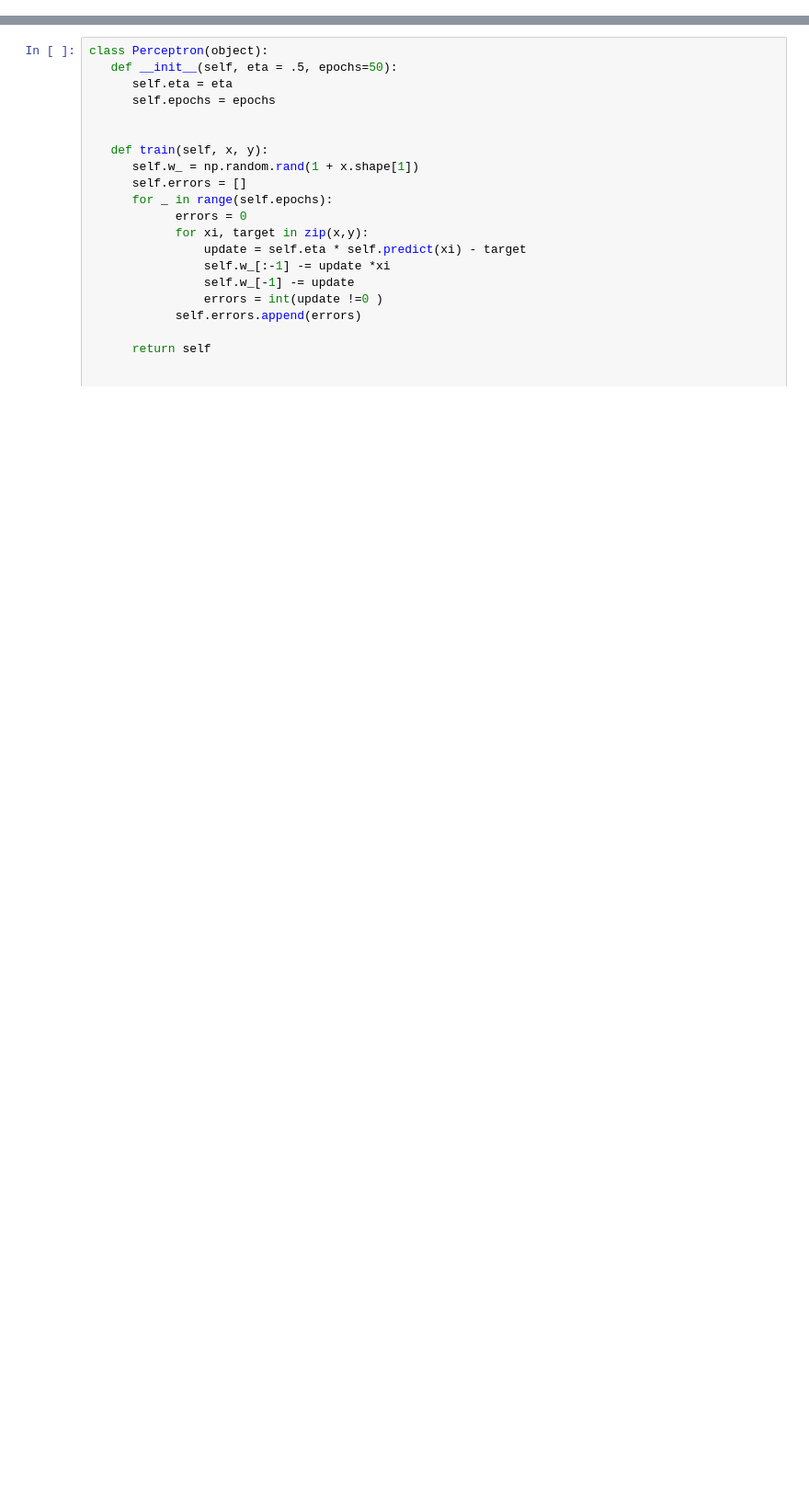
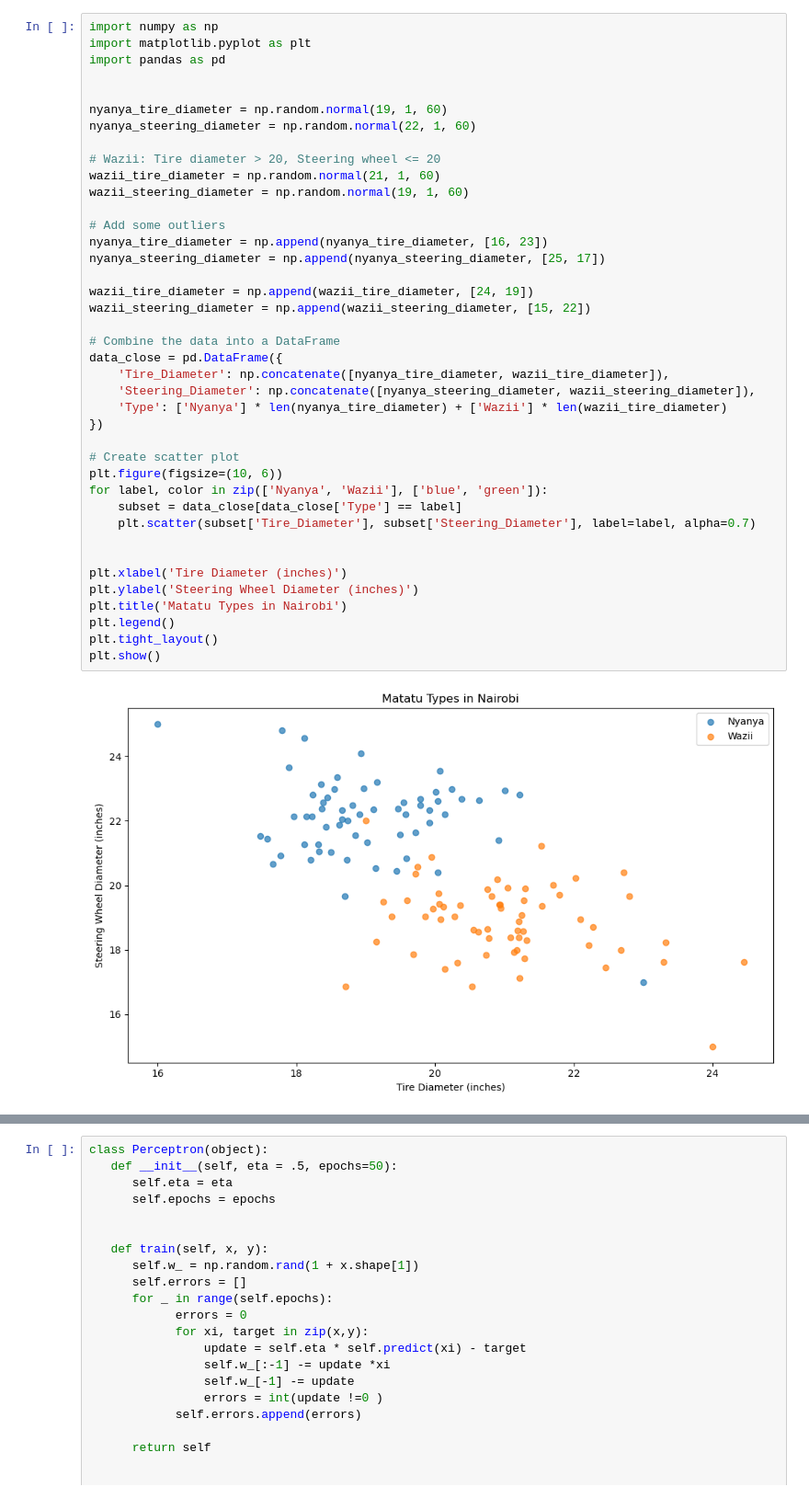
Before and after one commit to mmutugi/Data-Science-and-Machine-Learning, a Jupyter notebook: Supervised-Learning/The Perceptron/Perceptron.ipynb, the cells around one changed output, grey strips where cells are left out. Shown at 92% size. Drawn from its saved outputs; the diff is of its cells as text; blank space fills up the shorter version.

```diff
--- a/Supervised-Learning/The Perceptron/Perceptron.ipynb
+++ b/Supervised-Learning/The Perceptron/Perceptron.ipynb
@@ -49,0 +56,42 @@ To code a perceptron example with
+# %%
+import numpy as np
+import matplotlib.pyplot as plt
+import pandas as pd
+
+
+nyanya_tire_diameter = np.random.normal(19, 1, 60)
+nyanya_steering_diameter = np.random.normal(22, 1, 60)
+
+# Wazii: Tire diameter > 20, Steering wheel <= 20
+wazii_tire_diameter = np.random.normal(21, 1, 60)
+wazii_steering_diameter = np.random.normal(19, 1, 60)
+
+# Add some outliers
+nyanya_tire_diameter = np.append(nyanya_tire_diameter, [16, 23])
+nyanya_steering_diameter = np.append(nyanya_steering_diameter, [25, 17])
+
+wazii_tire_diameter = np.append(wazii_tire_diameter, [24, 19])
+wazii_steering_diameter = np.append(wazii_steering_diameter, [15, 22])
+
+# Combine the data into a DataFrame
+data_close = pd.DataFrame({
+    'Tire_Diameter': np.concatenate([nyanya_tire_diameter, wazii_tire_diameter]),
+    'Steering_Diameter': np.concatenate([nyanya_steering_diameter, wazii_steering_diameter]),
+    'Type': ['Nyanya'] * len(nyanya_tire_diameter) + ['Wazii'] * len(wazii_tire_diameter)
+})
+
+# Create scatter plot
+plt.figure(figsize=(10, 6))
+for label, color in zip(['Nyanya', 'Wazii'], ['blue', 'green']):
+    subset = data_close[data_close['Type'] == label]
+    plt.scatter(subset['Tire_Diameter'], subset['Steering_Diameter'], label=label, alpha=0.7)
+
+
+plt.xlabel('Tire Diameter (inches)')
+plt.ylabel('Steering Wheel Diameter (inches)')
+plt.title('Matatu Types in Nairobi')
+plt.legend()
+plt.tight_layout()
+plt.show()
+# %% [output]
+[figure, added]
```
Also changed, not shown: parts of 9 cells of this notebook, 3 other files.
